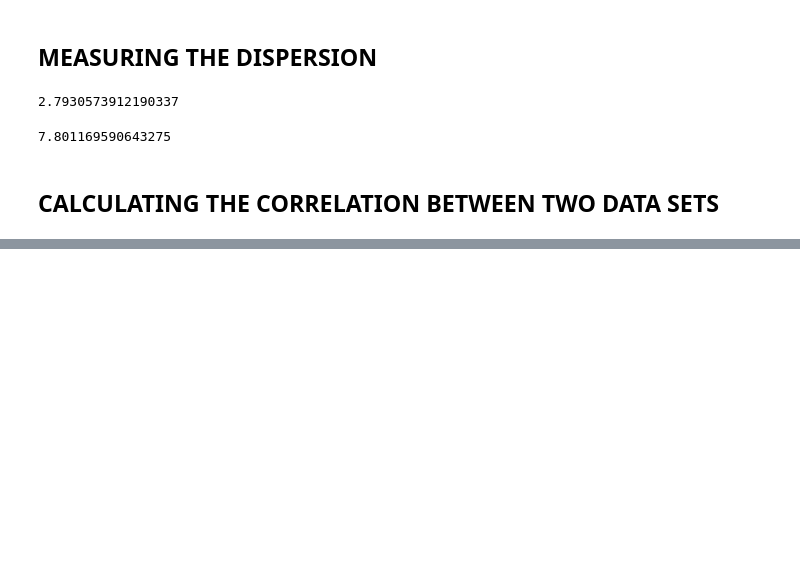
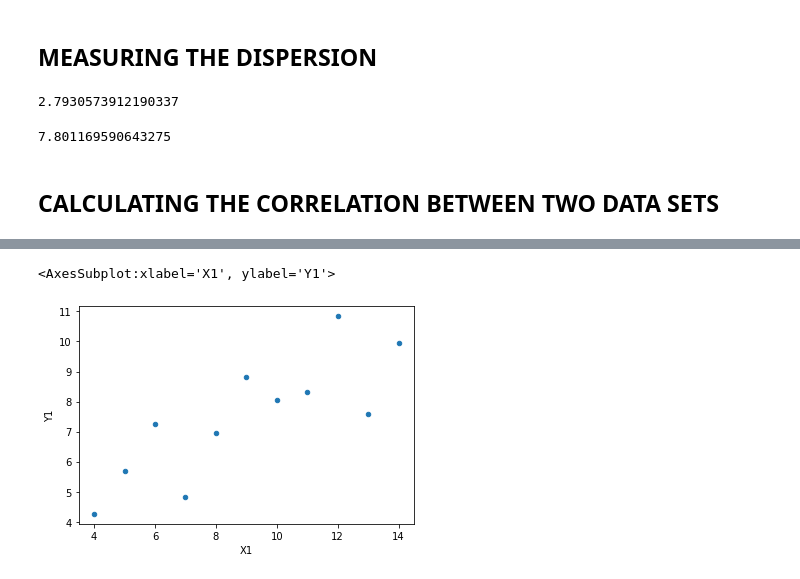
Before and after one commit to ferreiramr/livroDoingMathWithPython_AmitSaha, a Jupyter notebook: chapter03_DescribinDataWithStatistics.ipynb, the cells around one changed output, grey strips where cells are left out. Saved outputs shown, nothing was run; the diff lists cells and outputs as text; code cells hidden in the pictures; blank space fills up the shorter version.

```diff
--- a/chapter03_DescribinDataWithStatistics.ipynb
+++ b/chapter03_DescribinDataWithStatistics.ipynb
@@ -101,0 +168,4 @@ dataset.var()
+# %%
+grupos = ['A', 'A', 'B', 'B','C', 'C', 'D', 'D']
+# %%
+index = list(zip(grupos, dataset.columns))
@@ -101,0 +183,2 @@ dataset.var()
+# %%
+index = pd.MultiIndex.from_tuples(index)
@@ -101,0 +197,2 @@ dataset.var()
+# %%
+dataset.columns = index
@@ -101,0 +241,5 @@ dataset.var()
+# %%
+dataset['A'].plot.scatter(x='X1', y='Y1')
+# %% [output]
+<AxesSubplot:xlabel='X1', ylabel='Y1'>
+[figure, added]
```
Also changed, not shown: parts of 23 cells of this notebook, 1 other file.
